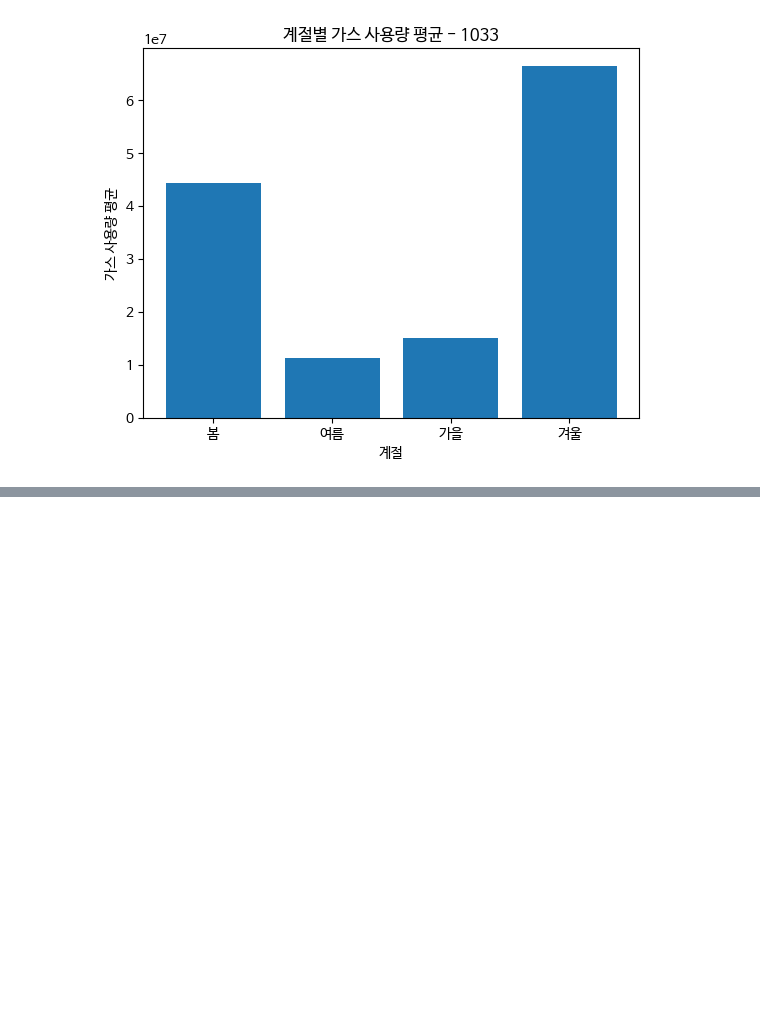
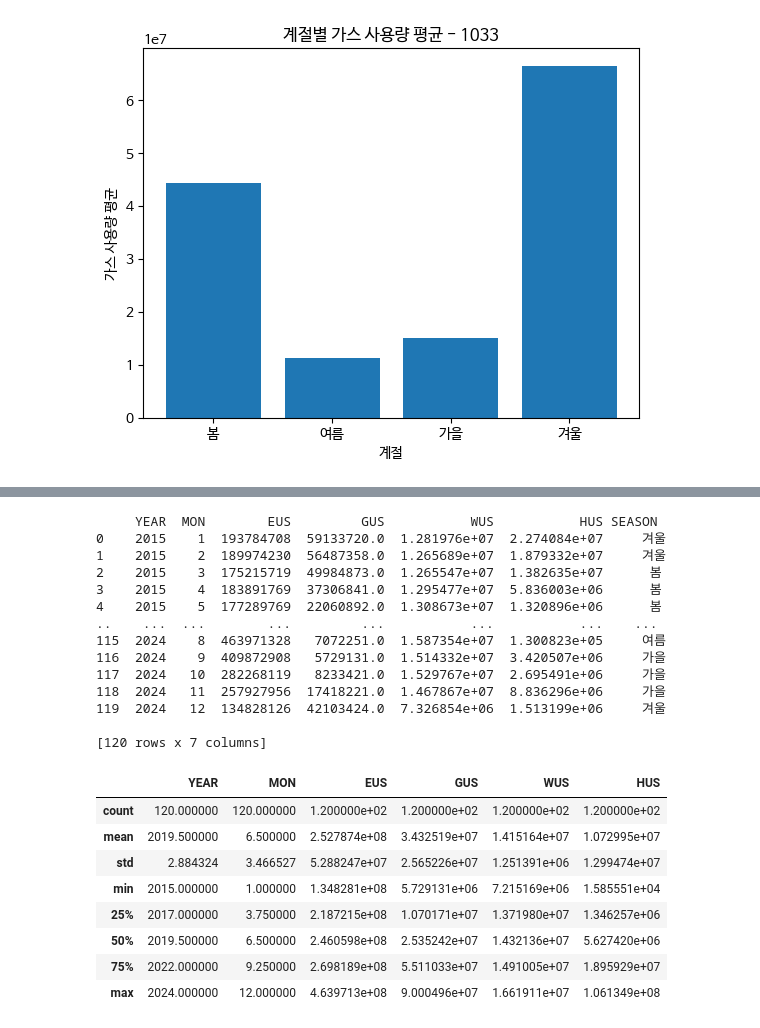
Before and after one commit to kamg2218/Data-Analysis-with-Open-Source, a Jupyter notebook: 오픈소스기반데이터분석_중간과제물.ipynb, the cells around one changed output, grey strips where cells are left out. Saved outputs shown, nothing was run; the diff lists cells and outputs as text; code cells hidden in the pictures; blank space fills up the shorter version.

```diff
--- a/오픈소스기반데이터분석_중간과제물.ipynb
+++ b/오픈소스기반데이터분석_중간과제물.ipynb
@@ -189,0 +262,38 @@ Name: GUS, dtype: float64
+# %%
+def get_season(m):
+    if m >= 3 and m <= 5: return "봄"
+    elif m >= 6 and m <= 8: return "여름"
+    elif m >= 9 and m <= 11: return "가을"
+    else: return "겨울"
+
+df["YEAR"] = pd.to_numeric(df["YEAR"])
+df["MON"] = pd.to_numeric(df["MON"])
+df["SEASON"] = df["MON"].map(get_season)
+
+print(df)
+
+df.describe()
+# %% [output]
+     YEAR  MON        EUS         GUS           WUS           HUS SEASON
+0    2015    1  193784708  59133720.0  1.281976e+07  2.274084e+07     겨울
+1    2015    2  189974230  56487358.0  1.265689e+07  1.879332e+07     겨울
+2    2015    3  175215719  49984873.0  1.265547e+07  1.382635e+07      봄
+3    2015    4  183891769  37306841.0  1.295477e+07  5.836003e+06      봄
+4    2015    5  177289769  22060892.0  1.308673e+07  1.320896e+06      봄
+..    ...  ...        ...         ...           ...           ...    ...
+115  2024    8  463971328   7072251.0  1.587354e+07  1.300823e+05     여름
+116  2024    9  409872908   5729131.0  1.514332e+07  3.420507e+06     가을
+117  2024   10  282268119   8233421.0  1.529767e+07  2.695491e+06     가을
+118  2024   11  257927956  17418221.0  1.467867e+07  8.836296e+06     가을
+119  2024   12  134828126  42103424.0  7.326854e+06  1.513199e+06     겨울
+
+[120 rows x 7 columns]
+|  | YEAR | MON | EUS | GUS | WUS | HUS |
+| count | 120.000000 | 120.000000 | 1.200000e+02 | 1.200000e+02 | 1.200000e+02 | 1.200000e+02 |
+| mean | 2019.500000 | 6.500000 | 2.527874e+08 | 3.432519e+07 | 1.415164e+07 | 1.072995e+07 |
+| std | 2.884324 | 3.466527 | 5.288247e+07 | 2.565226e+07 | 1.251391e+06 | 1.299474e+07 |
+| min | 2015.000000 | 1.000000 | 1.348281e+08 | 5.729131e+06 | 7.215169e+06 | 1.585551e+04 |
+| 25% | 2017.000000 | 3.750000 | 2.187215e+08 | 1.070171e+07 | 1.371980e+07 | 1.346257e+06 |
+| 50% | 2019.500000 | 6.500000 | 2.460598e+08 | 2.535242e+07 | 1.432136e+07 | 5.627420e+06 |
+| 75% | 2022.000000 | 9.250000 | 2.698189e+08 | 5.511033e+07 | 1.491005e+07 | 1.895929e+07 |
+| max | 2024.000000 | 12.000000 | 4.639713e+08 | 9.000496e+07 | 1.661911e+07 | 1.061349e+08 |
```
Also changed, not shown: parts of 9 cells of this notebook.
